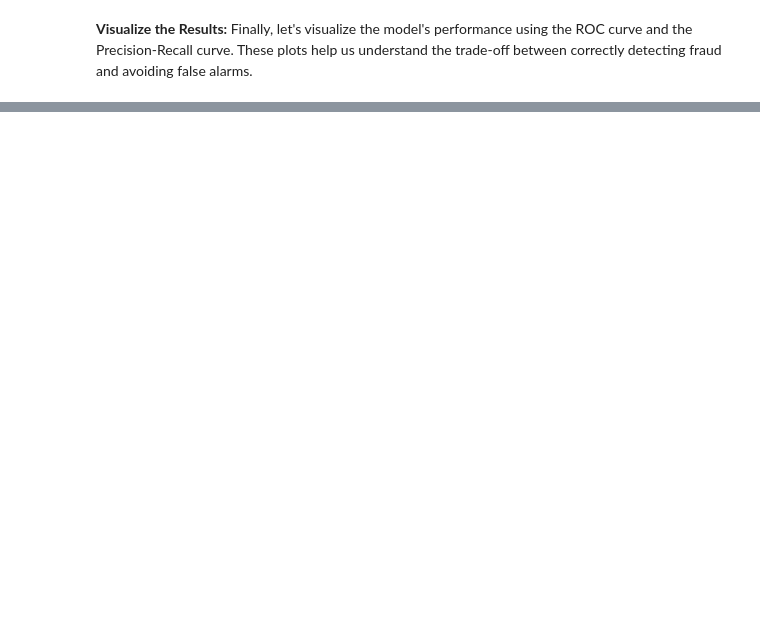
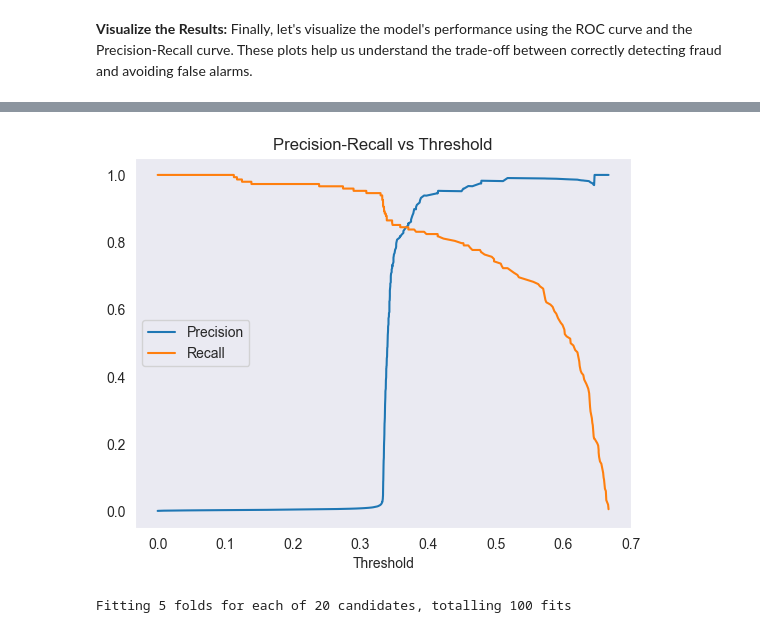
Before and after one commit to Freac231/Credit-Card-Fraud-Detection, a Jupyter notebook: fraud_detection.ipynb, the cells around one changed output, grey strips where cells are left out. Drawn from its saved outputs; the diff is of its cells as text; code cells hidden in the pictures; blank space fills up the shorter version.

Commit message:
nn model

```diff
--- a/fraud_detection.ipynb
+++ b/fraud_detection.ipynb
@@ -211,0 +225,29 @@ plt.show()
+# %%
+class_labels = np.unique(y_train)
+
+weights = compute_class_weight('balanced', classes=class_labels, y=y_train)
+custom_weights = {0: weights[0] * 0.01, 1: weights[1] * 1.1}
+
+
+ensemble = VotingClassifier(
+    estimators=[
+        ('rf', RandomForestClassifier(n_jobs=-1,
+                                      n_estimators=500,
+                                      criterion='entropy',
+                                      class_weight=custom_weights)),
+
+        ('lr', LogisticRegression(class_weight=custom_weights)),
+
+        ('xgb', XGBClassifier(scale_pos_weight=custom_weights[0] / custom_weights[1])),
+    ],
+    voting='soft'
+)
+
+
+warnings.filterwarnings('ignore')
+
+ensemble.fit(X_train, y_train)
+y_pred = ensemble.predict(X_test)
+y_probs = ensemble.predict_proba(X_test)[:, 1]
+
+precisions, recalls, thresholds = precision_recall_curve(y_test, y_probs)
@@ -211,0 +268,44 @@ plt.show()
+# %%
+plt.plot(thresholds, precisions[:-1], label='Precision')
+plt.plot(thresholds, recalls[:-1], label='Recall')
+plt.xlabel('Threshold')
+plt.legend()
+plt.title('Precision-Recall vs Threshold')
+plt.grid()
+plt.show()
+# %% [output]
+[figure, added]
+# %%
+from sklearn.neural_network import MLPClassifier
+from sklearn.model_selection import RandomizedSearchCV
+
+param_dist = {
+    'hidden_layer_sizes': [(16, 8), (10,), (16,), (10, 5), (20, 40), (10, 8),
+                           (50,), (100,), (100, 50), (50, 50), (100, 100)],
+    'activation': ['relu', 'tanh'],
+    'solver': ['adam', 'sgd'],  # 'sgd' optional but slower
+    'alpha': [1e-6 ,1e-5, 1e-4, 1e-3, 1e-2, 1e-1],
+    'learning_rate_init': [0.0001 ,0.001, 0.01, 0.1],
+    'momentum': [0. , 0.9, 0.99, 0.999, 0.9999],
+    'batch_size': [32, 64, 128, 256, 512, 1024, 'auto']
+}
+
+
+mlpc = MLPClassifier(max_iter=200,
+                     early_stopping=True)  # handle imbalance
+
+search = RandomizedSearchCV(
+    mlpc, param_distributions=param_dist,
+    n_iter=20,
+    cv=5,
+    scoring='f1',
+    verbose=2,
+    n_jobs=-1
+)
+
+search.fit(X_train, y_train)
+
+best = search.best_estimator_
+best_params = search.best_params_       ## best params: [{'solver': 'adam', 'learning_rate_init': 0.001, 'hidden_layer_sizes': (10, 8), 'batch_size': 64, 'alpha': 0.001, 'activation': 'tanh'}]
+# %% [output]
+Fitting 5 folds for each of 20 candidates, totalling 100 fits
```
Also changed, not shown: parts of 16 cells of this notebook.
